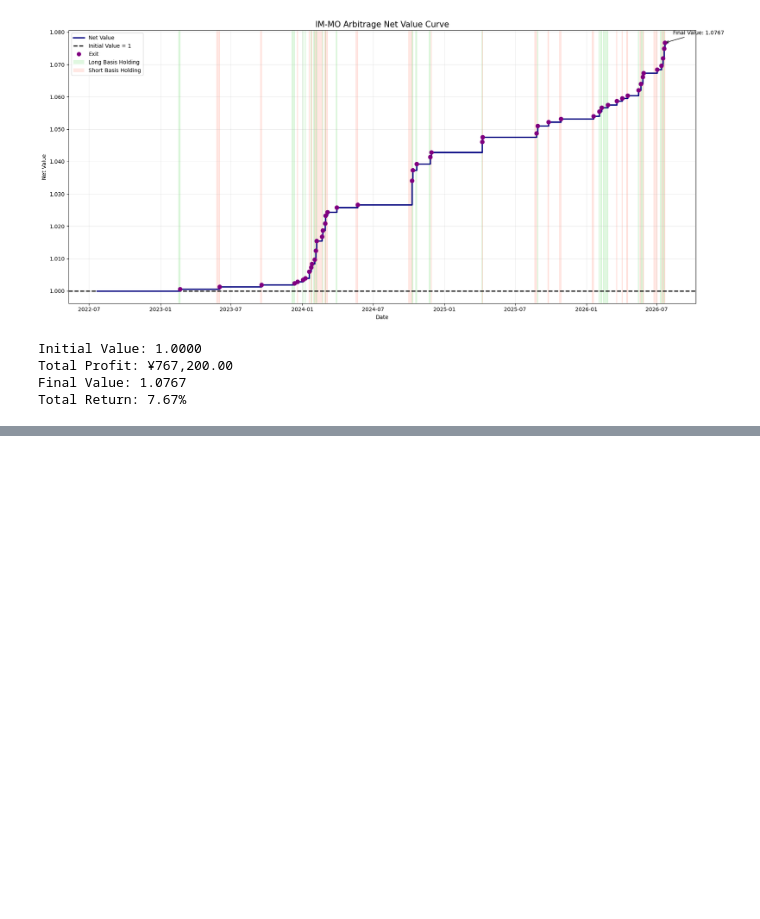
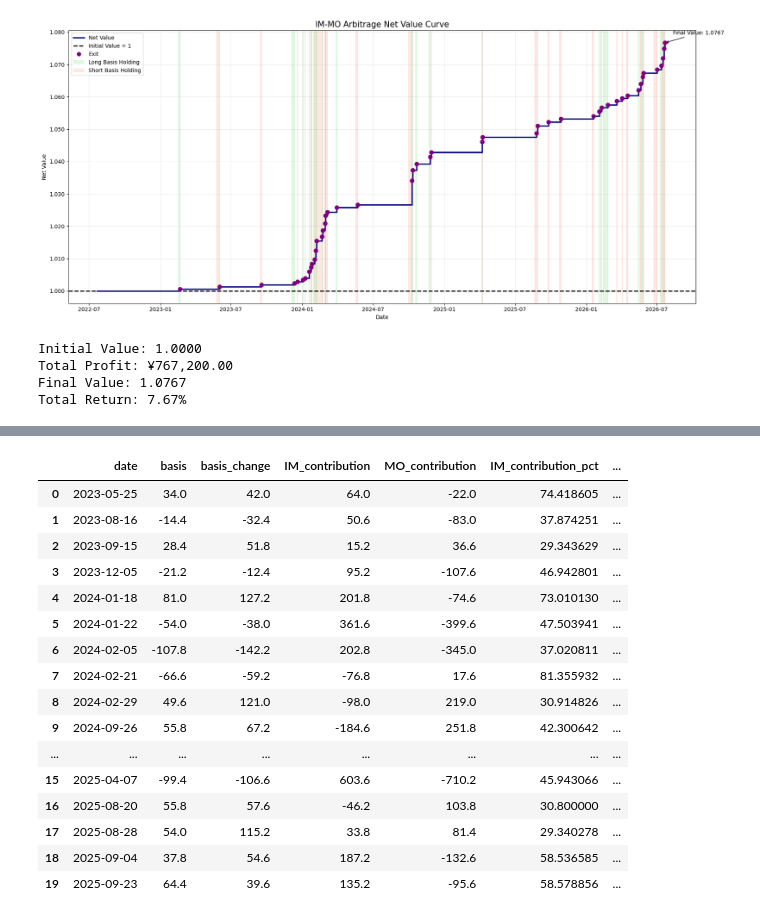
Before and after one commit to ywan3565-oss/IM-MO-Synthetic-Futures-Arbitrage, a Jupyter notebook: MO-IM synthetic future arbitrage backtest.ipynb, the cells around one changed output, grey strips where cells are left out. Drawn from its saved outputs; the diff is of its cells as text; code cells hidden in the pictures; blank space fills up the shorter version.

```diff
--- a/MO-IM synthetic future arbitrage backtest.ipynb
+++ b/MO-IM synthetic future arbitrage backtest.ipynb
@@ -1939,0 +2259,34 @@ Market Impact：0.08%
+# %%
+attribution_v2[
+    [
+        "date",
+        "basis",
+        "basis_change",
+        "IM_contribution",
+        "MO_contribution",
+        "IM_contribution_pct",
+        "MO_contribution_pct",
+        "primary_reason",
+        "confidence",
+        "structural_evidence",
+        "research_explanation",
+    ]
+].head(20)
+# %% [output]
+|  | date | basis | basis_change | IM_contribution | MO_contribution | IM_contribution_pct | ... |
+| 0 | 2023-05-25 | 34.0 | 42.0 | 64.0 | -22.0 | 74.418605 | ... |
+| 1 | 2023-08-16 | -14.4 | -32.4 | 50.6 | -83.0 | 37.874251 | ... |
+| 2 | 2023-09-15 | 28.4 | 51.8 | 15.2 | 36.6 | 29.343629 | ... |
+| 3 | 2023-12-05 | -21.2 | -12.4 | 95.2 | -107.6 | 46.942801 | ... |
+| 4 | 2024-01-18 | 81.0 | 127.2 | 201.8 | -74.6 | 73.010130 | ... |
+| 5 | 2024-01-22 | -54.0 | -38.0 | 361.6 | -399.6 | 47.503941 | ... |
+| 6 | 2024-02-05 | -107.8 | -142.2 | 202.8 | -345.0 | 37.020811 | ... |
+| 7 | 2024-02-21 | -66.6 | -59.2 | -76.8 | 17.6 | 81.355932 | ... |
+| 8 | 2024-02-29 | 49.6 | 121.0 | -98.0 | 219.0 | 30.914826 | ... |
+| 9 | 2024-09-26 | 55.8 | 67.2 | -184.6 | 251.8 | 42.300642 | ... |
+| ... | ... | ... | ... | ... | ... | ... | ... |
+| 15 | 2025-04-07 | -99.4 | -106.6 | 603.6 | -710.2 | 45.943066 | ... |
+| 16 | 2025-08-20 | 55.8 | 57.6 | -46.2 | 103.8 | 30.800000 | ... |
+| 17 | 2025-08-28 | 54.0 | 115.2 | 33.8 | 81.4 | 29.340278 | ... |
+| 18 | 2025-09-04 | 37.8 | 54.6 | 187.2 | -132.6 | 58.536585 | ... |
+| 19 | 2025-09-23 | 64.4 | 39.6 | 135.2 | -95.6 | 58.578856 | ... |
```
Also changed, not shown: parts of 30 cells of this notebook, 20 other files.
